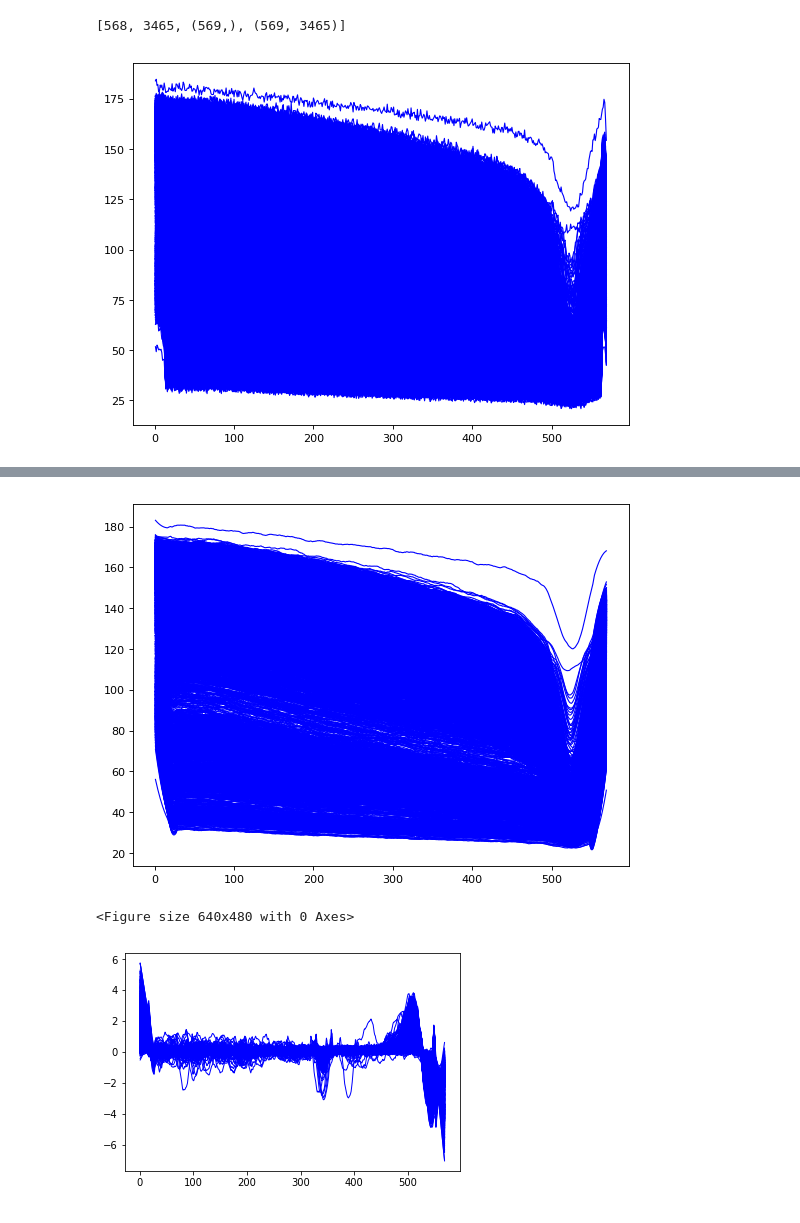
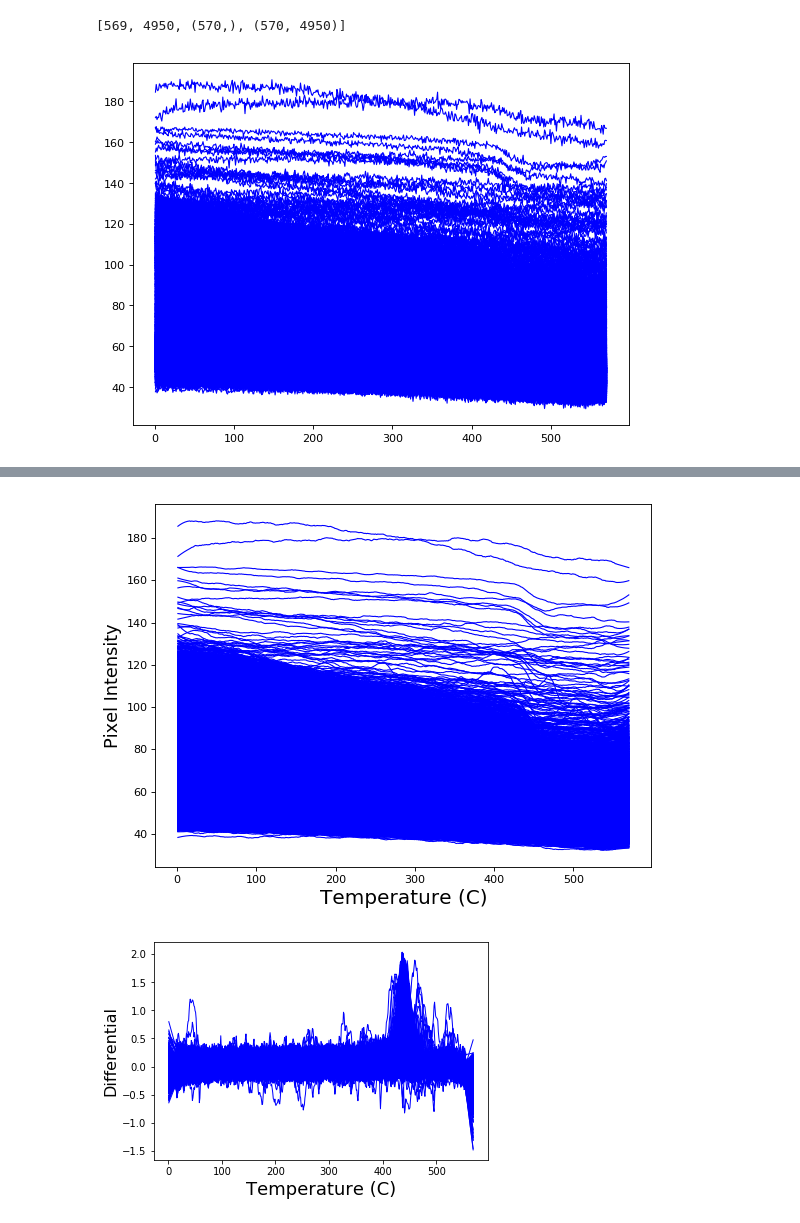
Before and after one commit to dgaddes/HRM, a Jupyter notebook: HRM Analysis.ipynb, the cells around one changed output, grey strips where cells are left out. Saved outputs shown, nothing was run; the diff lists cells and outputs as text; code cells hidden in the pictures.

```diff
--- a/HRM Analysis.ipynb
+++ b/HRM Analysis.ipynb
@@ -7,8 +7,8 @@ import numpy as np
 import pandas as pd
 import matplotlib.pyplot as plt
 from scipy.signal import savgol_filter
-outpath = "/home/dave/Documents/HRM/data/14-Feb-2019"
-inpath = '/home/dave/Documents/HRM/data/14-Feb-2019/Wimeans_20190304T144722.txt'
+outpath = "/home/dave/HRM/data/28-Feb-2019/"
+inpath = '/home/dave/HRM/data/28-Feb-2019/Wimeans_20190228T171607.txt'
 # %%
 time_series = pd.read_csv(inpath)
 X, Y = time_series.shape
@@ -17,7 +17,7 @@ columns = np.linspace(1, Y, Y, dtype = int)
 time_series = pd.read_csv(inpath, names = columns)
 [X, Y, num_points.shape, time_series.shape]
 # %% [output]
-[568, 3465, (569,), (569, 3465)]
+[569, 4950, (570,), (570, 4950)]
 # %%
 import matplotlib.pyplot as plt
 plt.figure(figsize=(8, 6), dpi=80)
@@ -29,10 +29,12 @@ for i in range(1,Y+1):
 
 plt.show()
 # %% [output]
-[figure, old version]
+[figure, new version]
 # %%
 np.set_printoptions(precision=2)
 plt.figure(figsize=(8, 6), dpi=80)
+plt.xlabel('Temperature (C)', fontsize=18)
+plt.ylabel('Pixel Intensity', fontsize=16)
 # Create a new subplot from a grid of 1x1
 plt.subplot(1, 1, 1)
 
@@ -44,4 +48,4 @@ plt.show()
-[figure, old version]
+[figure, new version]
 # %%
 diff_data = []
 
@@ -51,18 +55,18 @@ for i in range(1,Y+1):
 #columns = np.linspace(1, X-1, X-1, dtype = int)
 diff_frame = pd.DataFrame(diff_data)
 diff_frame_trans = diff_frame.T
-plt.figure(figsize=(8, 6), dpi=80)
 # Create a new subplot from a grid of 1x1
 fig, ax = plt.subplots()
+plt.xlabel('Temperature (C)', fontsize=18)
+plt.ylabel('Differential', fontsize=16)
 
 for i in range(1,Y):
     plt.plot(range(1,X+1), diff_frame_trans[i], color="blue", linewidth=1.0, linestyle="-")
 
 plt.show()
-fig.savefig(path.join(outpath,"Derivative_All_Plots.png"))
+#fig.savefig(path.join(outpath,"Derivative_All_Plots.png"))
 # %% [output]
-<Figure size 640x480 with 0 Axes>
-[figure, old version]
+[figure, new version]
 # %%
 peaks = np.zeros((Y,1))
 for i in range(0,Y):
```
Also changed, not shown: parts of 5 cells of this notebook, 6 other files.
